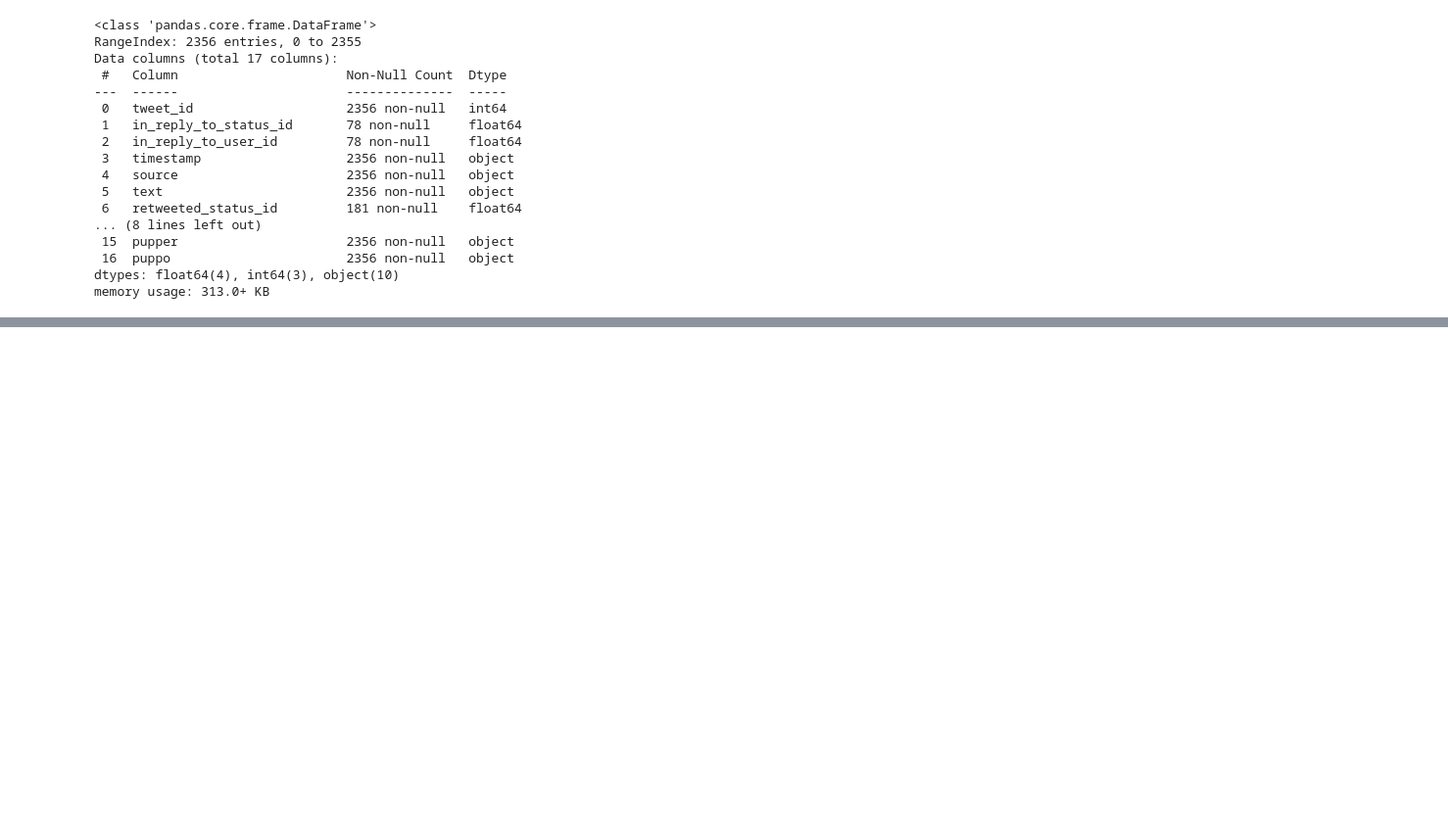
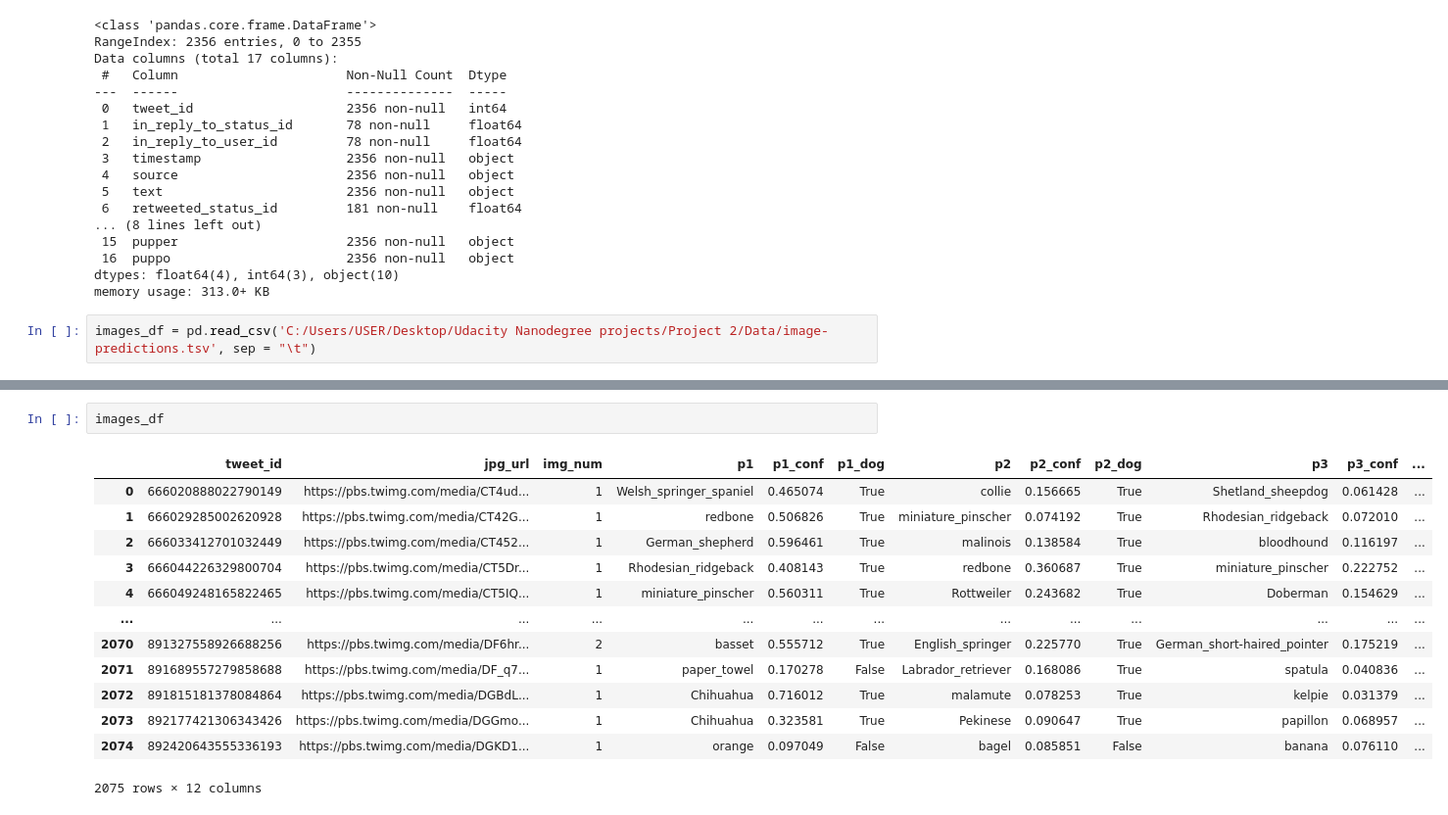
Before and after one commit to EnochAy/Udacity-Nanodegree-project--Data-Investigation-, a Jupyter notebook: Project 2/Python Code/Data Wrangling.ipynb, the cells around one changed output, grey strips where cells are left out. Shown at 98% size. Saved outputs shown, nothing was run; the diff lists cells and outputs as text; blank space fills up the shorter version.

```diff
--- a/Project 2/Python Code/Data Wrangling.ipynb
+++ b/Project 2/Python Code/Data Wrangling.ipynb
@@ -70,3 +85,5 @@ Data columns (total 17 columns):
  16  puppo                       2356 non-null   object
 dtypes: float64(4), int64(3), object(10)
 memory usage: 313.0+ KB
+# %%
+images_df = pd.read_csv('C:/Users/USER/Desktop/Udacity Nanodegree projects/Project 2/Data/image-predictions.tsv', sep = "\t")
@@ -72,0 +96,16 @@ memory usage: 313.0+ KB
+# %%
+images_df
+# %% [output]
+|  | tweet_id | jpg_url | img_num | p1 | p1_conf | p1_dog | p2 | p2_conf | p2_dog | p3 | p3_conf | ... |
+| 0 | 666020888022790149 | https://pbs.twimg.com/media/CT4ud... | 1 | Welsh_springer_spaniel | 0.465074 | True | collie | 0.156665 | True | Shetland_sheepdog | 0.061428 | ... |
+| 1 | 666029285002620928 | https://pbs.twimg.com/media/CT42G... | 1 | redbone | 0.506826 | True | miniature_pinscher | 0.074192 | True | Rhodesian_ridgeback | 0.072010 | ... |
+| 2 | 666033412701032449 | https://pbs.twimg.com/media/CT452... | 1 | German_shepherd | 0.596461 | True | malinois | 0.138584 | True | bloodhound | 0.116197 | ... |
+| 3 | 666044226329800704 | https://pbs.twimg.com/media/CT5Dr... | 1 | Rhodesian_ridgeback | 0.408143 | True | redbone | 0.360687 | True | miniature_pinscher | 0.222752 | ... |
+| 4 | 666049248165822465 | https://pbs.twimg.com/media/CT5IQ... | 1 | miniature_pinscher | 0.560311 | True | Rottweiler | 0.243682 | True | Doberman | 0.154629 | ... |
+| ... | ... | ... | ... | ... | ... | ... | ... | ... | ... | ... | ... | ... |
+| 2070 | 891327558926688256 | https://pbs.twimg.com/media/DF6hr... | 2 | basset | 0.555712 | True | English_springer | 0.225770 | True | German_short-haired_pointer | 0.175219 | ... |
+| 2071 | 891689557279858688 | https://pbs.twimg.com/media/DF_q7... | 1 | paper_towel | 0.170278 | False | Labrador_retriever | 0.168086 | True | spatula | 0.040836 | ... |
+| 2072 | 891815181378084864 | https://pbs.twimg.com/media/DGBdL... | 1 | Chihuahua | 0.716012 | True | malamute | 0.078253 | True | kelpie | 0.031379 | ... |
+| 2073 | 892177421306343426 | https://pbs.twimg.com/media/DGGmo... | 1 | Chihuahua | 0.323581 | True | Pekinese | 0.090647 | True | papillon | 0.068957 | ... |
+| 2074 | 892420643555336193 | https://pbs.twimg.com/media/DGKD1... | 1 | orange | 0.097049 | False | bagel | 0.085851 | False | banana | 0.076110 | ... |
+2075 rows × 12 columns
```
Also changed, not shown: parts of 3 cells of this notebook.
